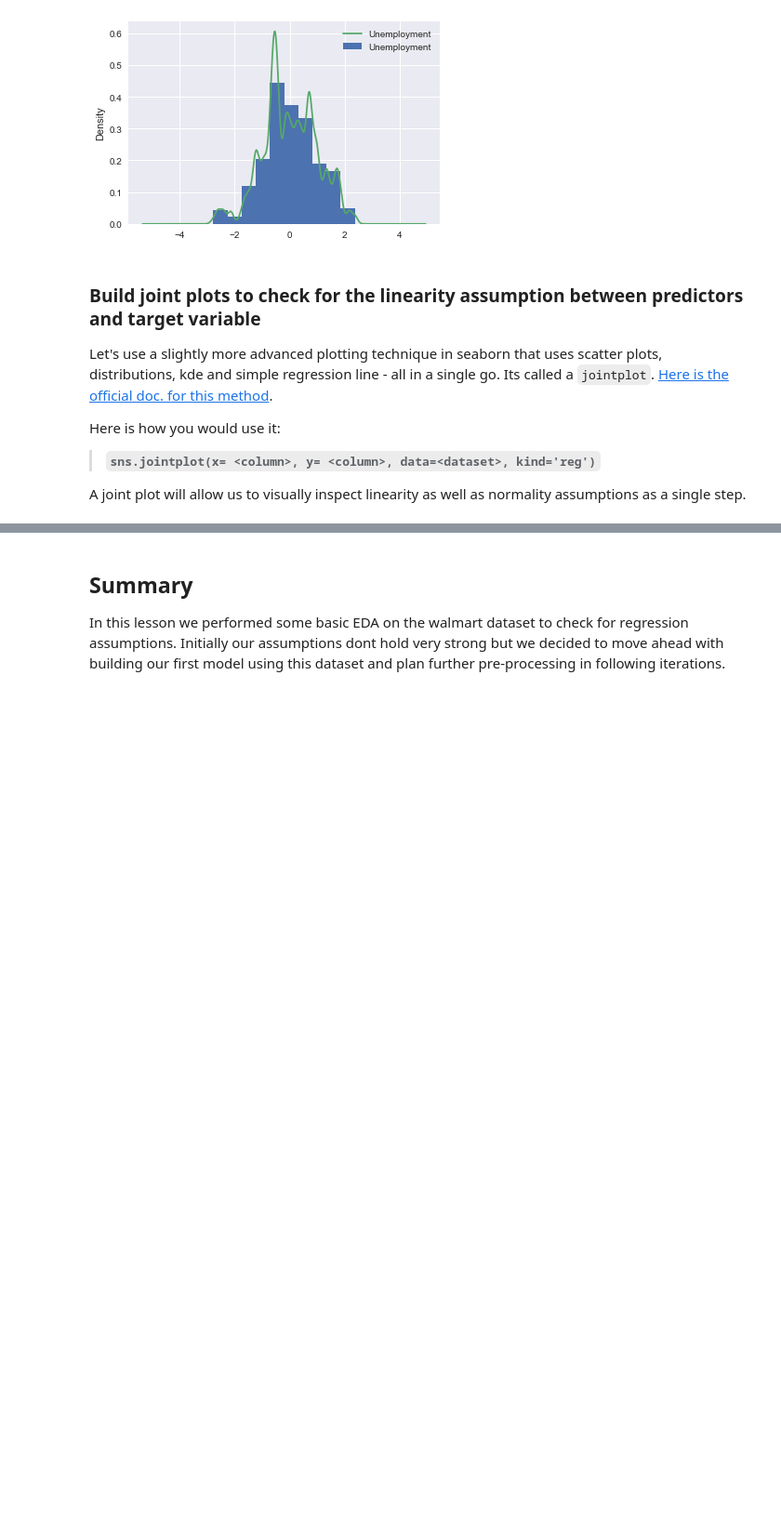
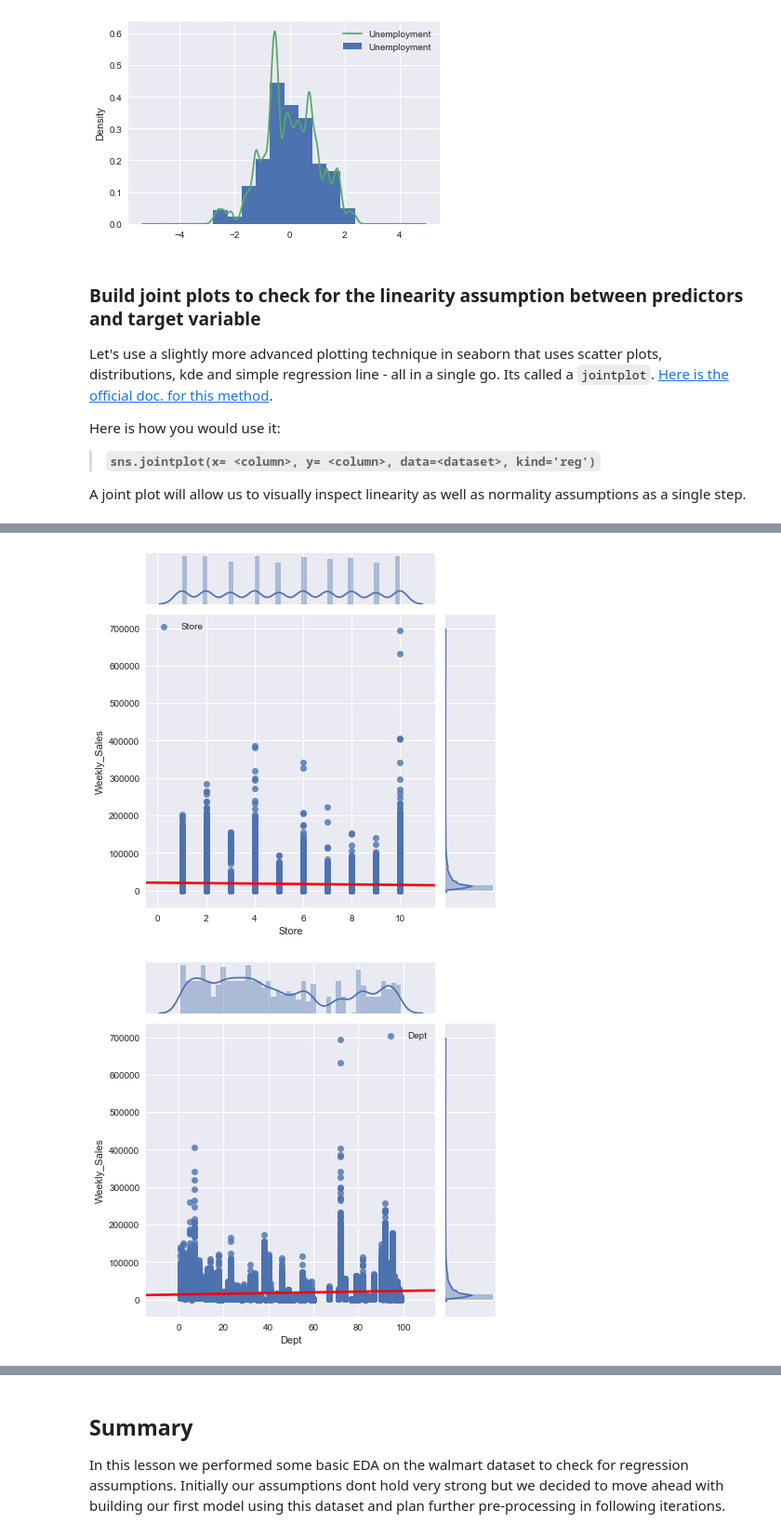
Before and after one commit to squiroga8/dsc-1-12-08-exploring-our-data-lab-online-ds-sp-000, a Jupyter notebook: index.ipynb, the cells around one changed output, grey strips where cells are left out. Shown at 93% size. Cells and saved outputs as stored; diff of their text form; code cells hidden in the pictures; blank space fills up the shorter version.

```diff
--- a/index.ipynb
+++ b/index.ipynb
@@ -138,0 +122,10 @@ A joint plot will allow us to visually inspect linearity as well as normality as
+# %%
+for column in ["Store", "Dept", "Size", "Temperature", "Fuel_Price",
+               "CPI", "Unemployment"]:
+    sns.jointplot(x=column, y = "Weekly_Sales", data = walmart, kind = 'reg',
+                  label = column, joint_kws={'line_kws':{'color':'red'}})
+    plt.legend()
+    plt.show()
+# %% [output]
+[figure, added]
+[figure, added]
```
Also changed, not shown: parts of 8 cells of this notebook.
